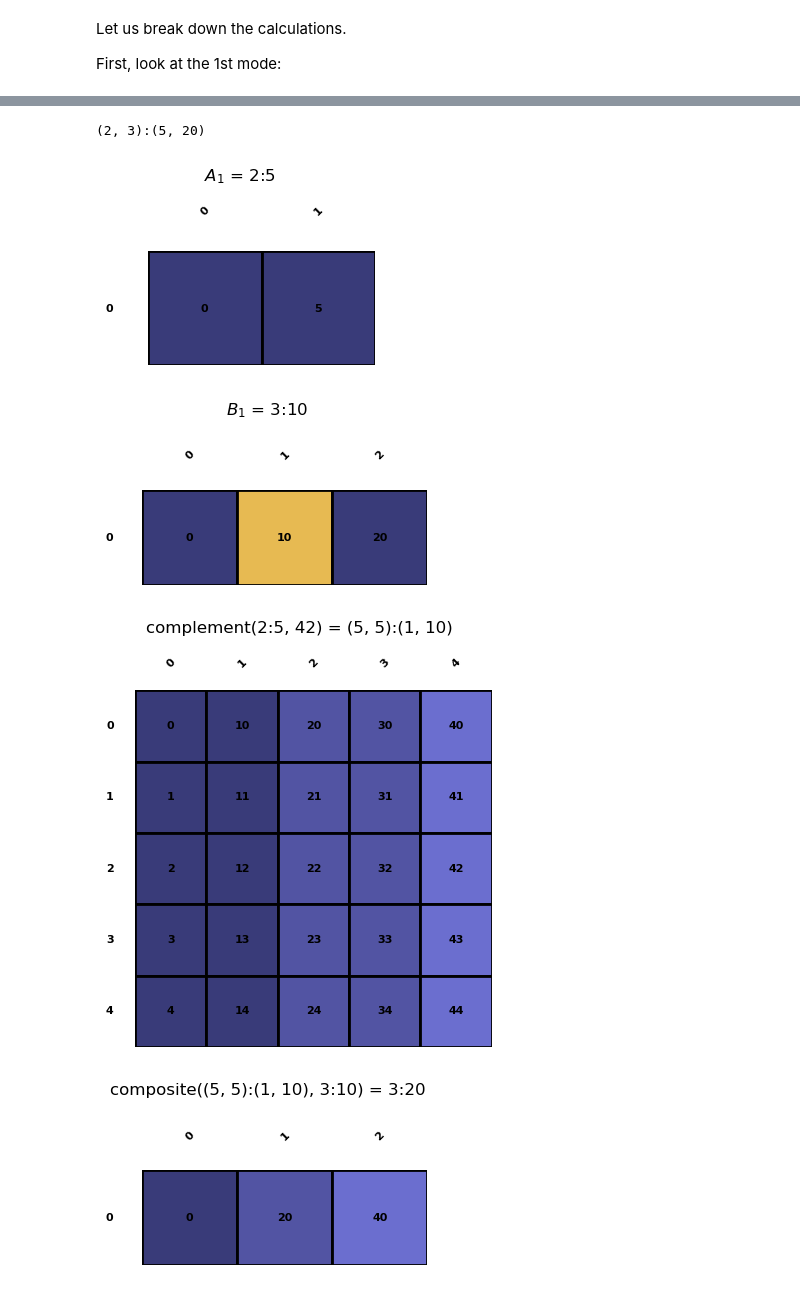
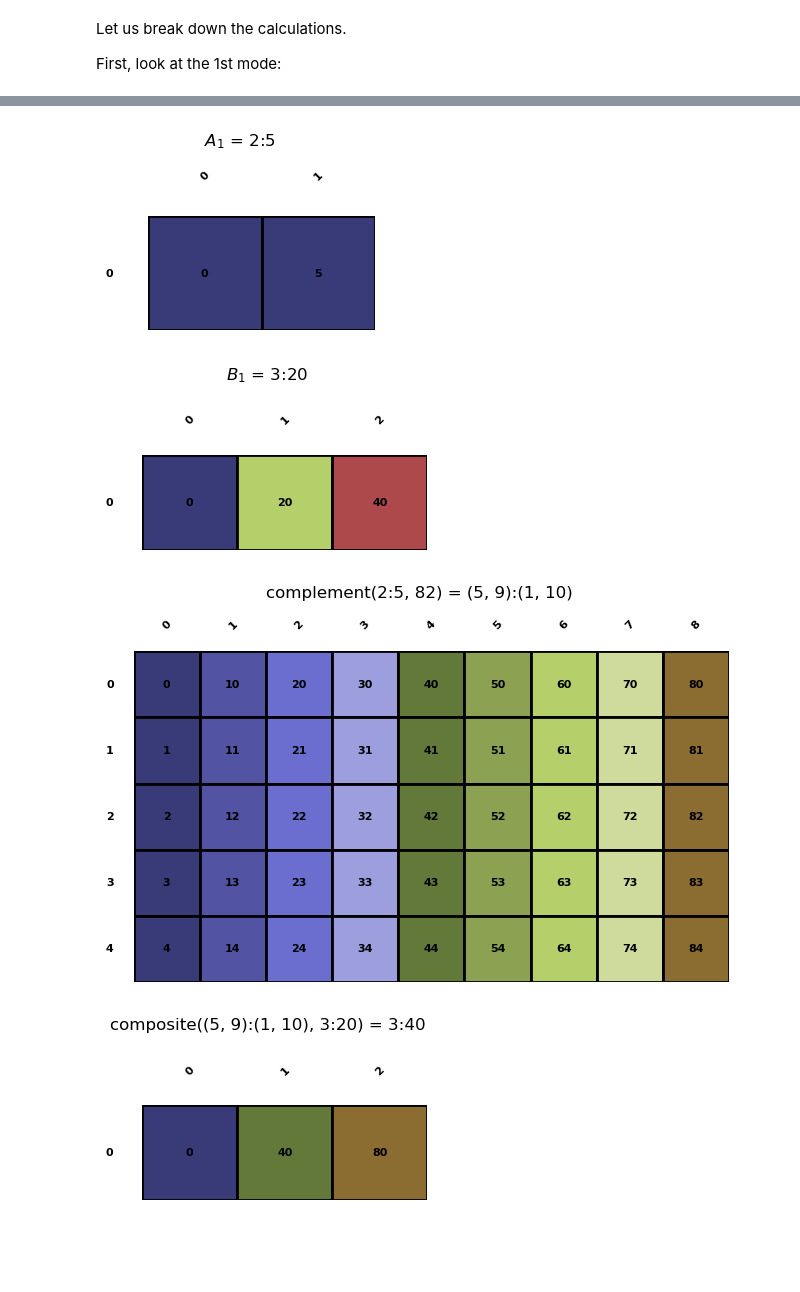
Before and after one commit to w32zhong/simp-intelligence, a Jupyter notebook: simp_intelligence/math/layout_product.ipynb, the cells around one changed output, grey strips where cells are left out. Cells and saved outputs as stored; diff of their text form; code cells hidden in the pictures; blank space fills up the shorter version.

```diff
--- a/simp_intelligence/math/layout_product.ipynb
+++ b/simp_intelligence/math/layout_product.ipynb
@@ -29,8 +29,8 @@ Let us break down the calculations.
 
 First, look at the 1st mode:
 # %%
-A1 = Layout.from_string('2:5').visualize('$A_1$', color_cycle=20)
-B1 = Layout.from_string('3:10').visualize('$B_1$')
+A1 = Layout.from_string('2:5').visualize('$A_1$', color_cycle=10)
+B1 = Layout.from_string('3:20').visualize('$B_1$', color_cycle=3)
 print('size = ', A1.size(), '*', B1.cosize(), '=', size:=A1.size() * B1.cosize())
-A1.logical_product(B1, visualize_steps=True, verbose=True, color_cycle=20)
+_ = A1.logical_product(B1, visualize_steps=True, verbose=True, color_cycle=10)
 # %% [output]
@@ -42,5 +42,4 @@ size =  2 * 21 = 42
-(2, 3):(5, 20)
 [figure]
-[figure, old version]
+[figure, new version]
-[figure, old version]
+[figure, new version]
-[figure, old version]
+[figure, new version]
```
Also changed, not shown: parts of 6 cells of this notebook.
